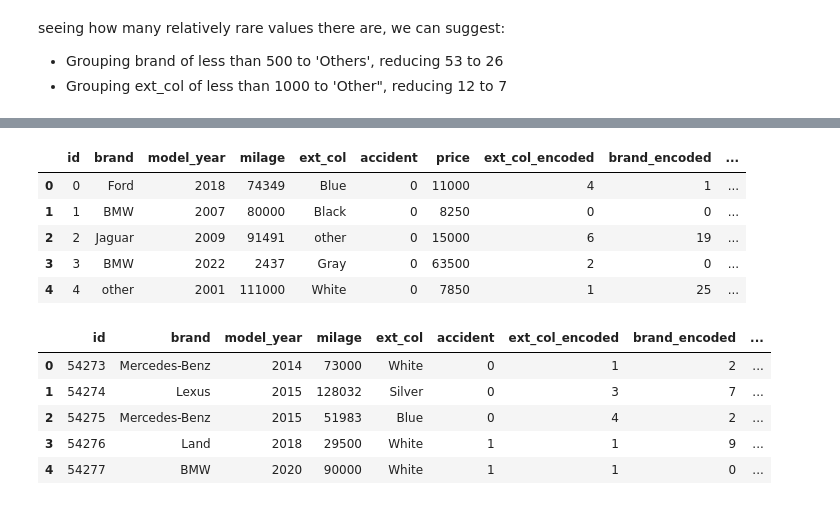
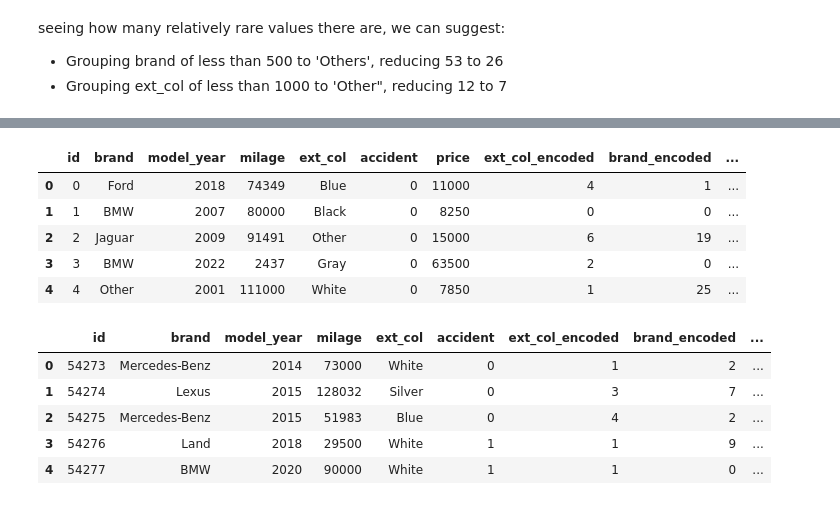
Before and after one commit to sseantheg/Car-Price-Prediction-with-XGBoost, a Jupyter notebook: Car Price Prediction with XGBoost.ipynb, the cells around one changed output, grey strips where cells are left out. Saved outputs shown, nothing was run; the diff lists cells and outputs as text; code cells hidden in the pictures.

```diff
--- a/Car Price Prediction with XGBoost.ipynb
+++ b/Car Price Prediction with XGBoost.ipynb
@@ -279,9 +273,11 @@ test accident: [0 1]
 # Change fuel_type to narrow down the types
 train_df['fuel_type'] = train_df['fuel_type'].replace('E85 Flex Fuel', 'Gasoline')
 train_df['fuel_type'] = train_df['fuel_type'].replace('Plug-In Hybrid', 'Hybrid')
+train_df['fuel_type'] = train_df['fuel_type'].replace('not supported', '–')
 print("train fuel_type:", train_df.fuel_type.unique())
 
 test_df['fuel_type'] = test_df['fuel_type'].replace('E85 Flex Fuel', 'Gasoline')
 test_df['fuel_type'] = test_df['fuel_type'].replace('Plug-In Hybrid', 'Hybrid')
+test_df['fuel_type'] = test_df['fuel_type'].replace('not supported', '–')
 print("test fuel_type:", test_df.fuel_type.unique())
 # %% [output]
@@ -306,7 +302,8 @@ color_map = {
     'gray': ['gray', 'grey', 'charcoal', 'slate', 'graphite', 'ash'],
     'orange': ['orange', 'tangerine', 'apricot', 'peach', 'mango'],
     'brown': ['brown', 'tan', 'chocolate', 'camel', 'khaki', 'dune'],
-    'beige': ['beige', 'cream', 'vanilla', 'linen', 'isis', 'lunar']
+    'beige': ['beige', 'cream', 'vanilla', 'linen', 'isis', 'lunar'],
+    'other': ['pink', 'c / c', '–', 'custom'] #another way to deal with '–' is to put it as another category, but we will try this
 }
 
 def transform_color(color_str):
@@ -333,12 +330,13 @@ test ext_col: ['White' 'Silver' 'Blue' 'Red' 'Black' 'Gray' 'Green' 'Purple' 'Or
 # %%
-print(" pink in ext_col:", train_df2[train_df2.ext_col == 'pink'].shape[0])
-print(" c / c in ext_col:", train_df2[train_df2.ext_col == 'c / c'].shape[0])
-print(" custom color in ext_col:", train_df2[train_df2.ext_col == 'custom color'].shape[0])
+# print(" pink in ext_col:", train_df2[train_df2.ext_col == 'pink'].shape[0])
+# print(" c / c in ext_col:", train_df2[train_df2.ext_col == 'c / c'].shape[0])
+# print(" custom color in ext_col:", train_df2[train_df2.ext_col == 'custom color'].shape[0])
 
 # Remove rows with edge cases
-train_df2 = train_df2[train_df2['ext_col'] != 'pink']
-train_df2 = train_df2[train_df2['ext_col'] != "c / c"]
-train_df2 = train_df2[train_df2['ext_col'] != 'custom color']
-print("ext_col:", train_df2.ext_col.unique())
-train_df2.shape
+# train_df2 = train_df2[train_df2['ext_col'] != 'pink']
+# train_df2 = train_df2[train_df2['ext_col'] != "c / c"]
+# train_df2 = train_df2[train_df2['ext_col'] != 'custom color']
+# print("ext_col:", train_df2.ext_col.unique())
+print(train_df2.shape)
+print(test_df2.shape)
 # %% [output]
@@ -441,12 +428,12 @@ other_brand = ['Volvo', 'MINI', 'Maserati', 'Bentley', 'Genesis', 'Chrysler', 'B
 
 # Using replace function to group edge cases of brand & ext_col
 train_df3 = train_df2.copy()
-train_df3['ext_col'] = train_df3['ext_col'].replace(other_color, 'other')
-train_df3['brand'] = train_df3['brand'].replace(other_brand, 'other')
+train_df3['ext_col'] = train_df3['ext_col'].replace(other_color, 'Other')
+train_df3['brand'] = train_df3['brand'].replace(other_brand, 'Other')
 
 test_df3 = test_df2.copy()
-test_df3['ext_col'] = test_df3['ext_col'].replace(other_color, 'other')
-test_df3['brand'] = test_df3['brand'].replace(other_brand, 'other')
+test_df3['ext_col'] = test_df3['ext_col'].replace(other_color, 'Other')
+test_df3['brand'] = test_df3['brand'].replace(other_brand, 'Other')
 # %%
 print(train_df3['brand'].value_counts())
 print(train_df3['ext_col'].value_counts())
@@ -498,7 +485,7 @@ ext_col_encoding = {
     'Silver': 3,
     'Blue': 4,
     'Red': 5,
-    'other': 6
+    'Other': 6
 }
 
 brand_encoding = {
@@ -515,37 +502,37 @@ brand_encoding = {
     'Cadillac': 10,
     'Nissan': 11,
     'GMC': 12,
     'INFINITI': 13,
     'Dodge': 14,
     'RAM': 15,
     'Mazda': 16,
     'Lincoln': 17,
     'Subaru': 18,
     'Jaguar': 19,
     'Hyundai': 20,
     'Honda': 21,
     'Acura': 22,
     'Volkswagen': 23,
     'Kia': 24,
-    'other': 25
+    'Other': 25
 }
 
 
 # Encode the 'ext_col' column using the predefined dictionary
 train_df3['ext_col_encoded'] = train_df3['ext_col'].map(ext_col_encoding)
 train_df3['brand_encoded'] = train_df3['brand'].map(brand_encoding)
 
 # One-hot encode fuel_type
 train_df3 = pd.get_dummies(train_df3, columns=['fuel_type'], dtype='int')
 
 train_df3.head()
 # %% [output]
 |  | id | brand | model_year | milage | ext_col | accident | price | ext_col_encoded | brand_encoded | ... |
 | 0 | 0 | Ford | 2018 | 74349 | Blue | 0 | 11000 | 4 | 1 | ... |
 | 1 | 1 | BMW | 2007 | 80000 | Black | 0 | 8250 | 0 | 0 | ... |
-| 2 | 2 | Jaguar | 2009 | 91491 | other | 0 | 15000 | 6 | 19 | ... |
+| 2 | 2 | Jaguar | 2009 | 91491 | Other | 0 | 15000 | 6 | 19 | ... |
 | 3 | 3 | BMW | 2022 | 2437 | Gray | 0 | 63500 | 2 | 0 | ... |
-| 4 | 4 | other | 2001 | 111000 | White | 0 | 7850 | 1 | 25 | ... |
+| 4 | 4 | Other | 2001 | 111000 | White | 0 | 7850 | 1 | 25 | ... |
 # %%
 # Encode the 'ext_col' column using the predefined dictionary
 test_df3['ext_col_encoded'] = test_df3['ext_col'].map(ext_col_encoding)
```
Also changed, not shown: parts of 26 cells of this notebook.
